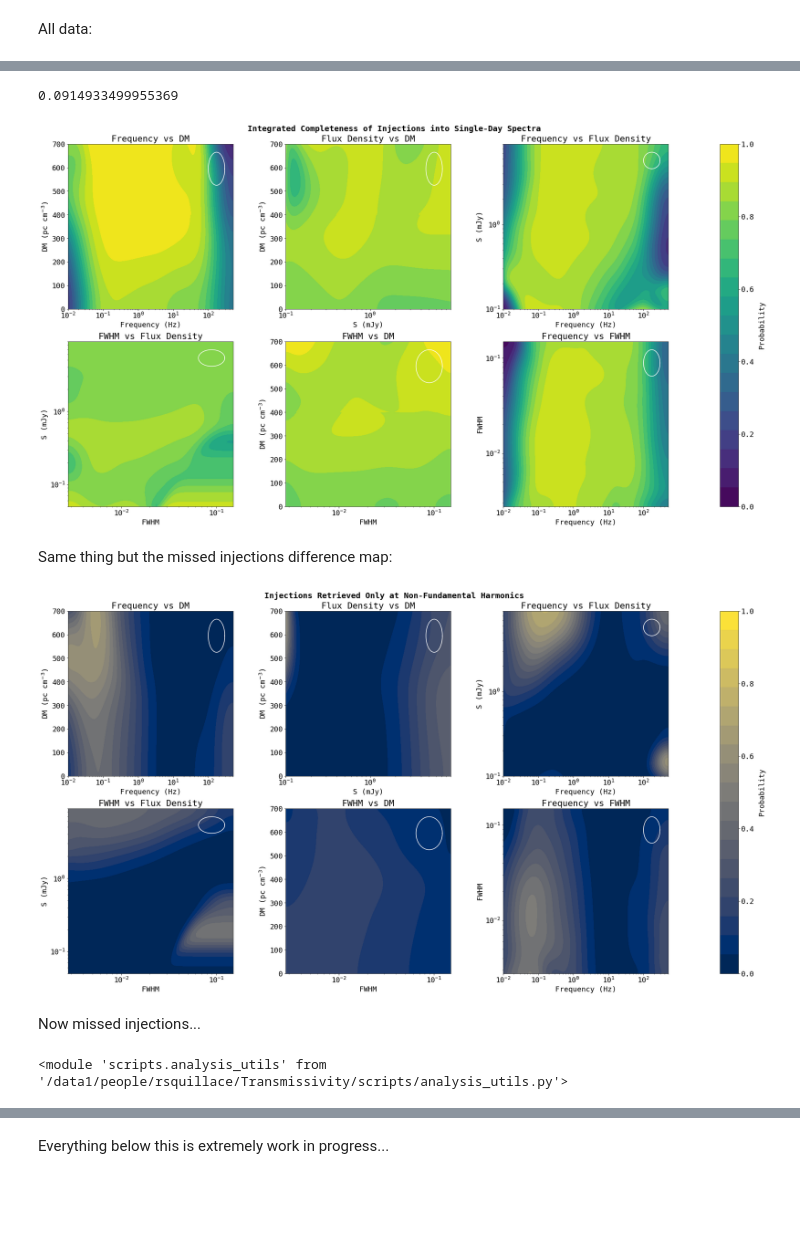
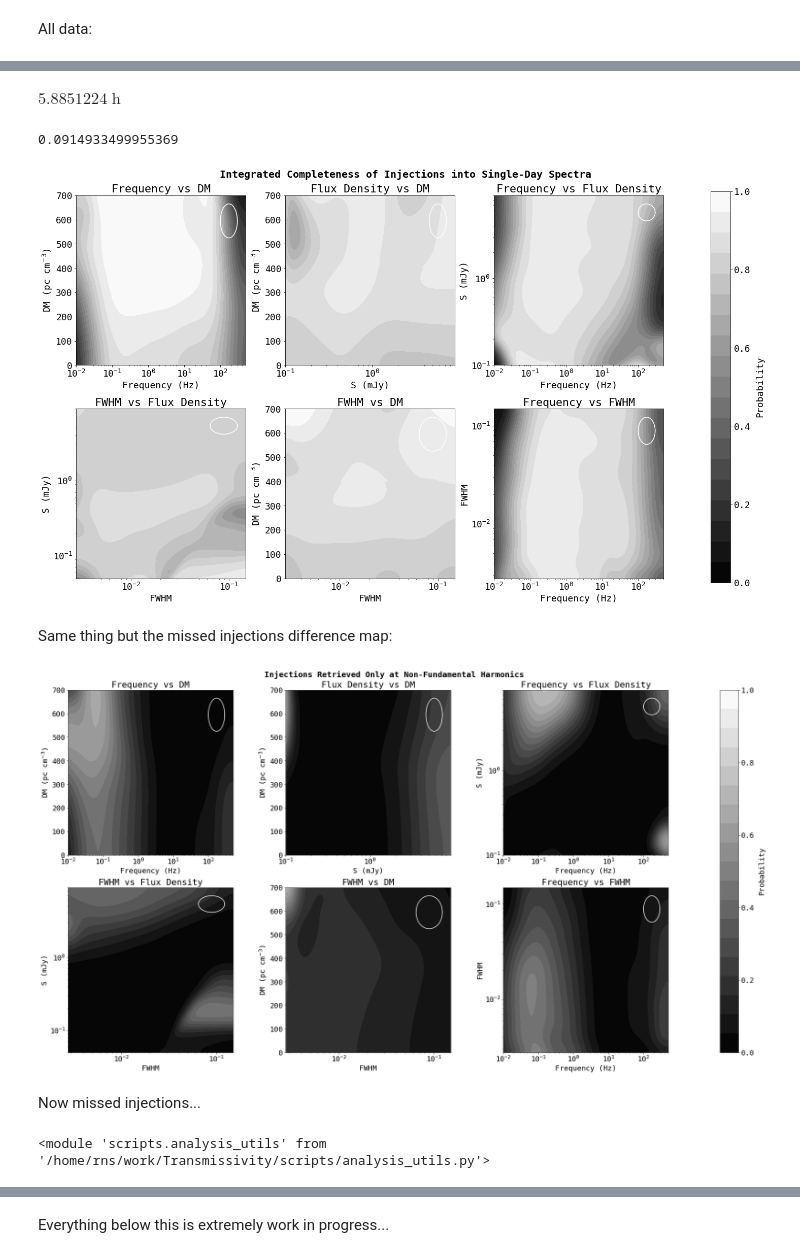
Before and after one commit to chime-sps/Transmissivity, a Jupyter notebook: results/injection_analysis_2d.ipynb, the cells around one changed output, grey strips where cells are left out. Saved outputs shown, nothing was run; the diff lists cells and outputs as text; code cells hidden in the pictures; blank space fills up the shorter version.

Commit message:
latest injection work

```diff
--- a/results/injection_analysis_2d.ipynb
+++ b/results/injection_analysis_2d.ipynb
@@ -14,12 +14,14 @@ import os
 sys.path.append(os.path.abspath('..'))
 from scripts import analysis_utils as au
 # %%
-data = np.concatenate((np.loadtxt('all_harmonics_output.txt'),
-                      np.loadtxt('2025_11_22_injections.txt'),
-                      np.loadtxt('2025_11_28_injections.txt')))
+# data = np.concatenate((np.loadtxt('all_harmonics_output.txt'),
+#                       np.loadtxt('2025_11_22_injections.txt'),
+#                       np.loadtxt('2025_11_28_injections.txt')))
 #data = data[np.isin(data[:, 2], [20251113.20251116.20251119.0])]
+data = np.loadtxt('stack_injections_3_27_26.txt')
 print(f'Number of pointings: {len(np.unique(data[:, 0:2], axis=0))}')
-print(f'Number of days: {len(np.unique(data[:, 2]))}')
+#print(f'Number of days: {len(np.unique(data[:, 2]))}')
+print(f'Number of days: {np.unique(data[:, 2], axis = 0)}')
 print(f'Total fraction of recovered injections: {(100*len(data[data[:, -1] > 0.])/len(data)):.2f}%')
 print(f'Number of injections: {len(data)}')
 RA = data[:, 0]
@@ -27,8 +29,10 @@ Dec = data[:, 1]
 f = data[:, 4]
 DM = data[:, 5]
 S = data[:, 6]
-TPA_idx = data[:, 3].astype('int')
-fwhm_array = np.load('../profiles/TPA_fwhm.npy')
-fwhm = fwhm_array[TPA_idx]
-data[:, 7] = fwhm
+fwhm = data[:, 7]
+# TPA_idx = data[:, 3].astype('int')
+# fwhm_array = np.load('../profiles/TPA_fwhm.npy')
+# fwhm = fwhm_array[TPA_idx]
+# jitter = np.random.uniform(0.85, 1.15, size=len(fwhm)) #to deal with discrete FWHM
+# data[:, 7] = fwhm * jitter
 # %% [output]
@@ -178,3 +195,9 @@ plt.show()
+# %%
+f_orb = 4.72e-5 * u.Hz
+P_orb = 1 / f_orb
+P_orb.to(u.hr)
+# %% [output]
+$5.8851224 \; \mathrm{h}$
 # %%
 S_mask = data[:, 6] < 0.1
 retrieved_mask = data[:, -1] > 0
@@ -222,14 +245,14 @@ fwhm_f_inj_p_smooth, _, fwhm_f_ret_p_smooth = au.get_sensitivity(
     stype = '2d'
 )
 # %%
-fig, ax = plt.subplots(2, 3, figsize=(26, 14), layout = 'constrained')
+fig, ax = plt.subplots(2, 3, figsize=(20, 12), layout = 'constrained')
 ax = ax.flatten()
 import importlib
 importlib.reload(au)
 
 #f vs DM
 cf0 = ax[0].contourf(f_bins[:-1], DM_bins[:-1], dm_f_ret_p_smooth,
-                           levels=au.make_levels(dm_f_ret_p_smooth),cmap='viridis')
+                           levels=au.make_levels(dm_f_ret_p_smooth),cmap='gray')
 ax[0].set_xscale('log')
 ax[0].set_xlabel('Frequency (Hz)')
 ax[0].set_ylabel(r'DM (pc cm$^{-3}$)')
@@ -241,7 +264,7 @@ au.add_ellipse(ax[0], f_bins, DM_bins, f_dev, DM_dev, x_log=True)
 
 #S vs DM
 cf1 = ax[1].contourf(S_bins[:-1], DM_bins[:-1], dm_s_ret_p_smooth,
-                           levels=au.make_levels(dm_s_ret_p_smooth), cmap='viridis')
+                           levels=au.make_levels(dm_s_ret_p_smooth), cmap='gray')
 ax[1].set_xscale('log')
 ax[1].set_xlabel('S (mJy)')
 ax[1].set_ylabel(r'DM (pc cm$^{-3}$)')
@@ -253,7 +276,7 @@ au.add_ellipse(ax[1], S_bins, DM_bins, S_dev, DM_dev, x_log=True)
 
 #f vs S
 cf2 = ax[2].contourf(f_bins[:-1], S_bins[:-1], s_f_ret_p_smooth,
-                           levels=au.make_levels(s_f_ret_p_smooth), cmap='viridis')
+                           levels=au.make_levels(s_f_ret_p_smooth), cmap='gray')
 ax[2].set_xscale('log')
 ax[2].set_yscale('log')
 ax[2].set_xlabel('Frequency (Hz)')
@@ -266,7 +289,7 @@ au.add_ellipse(ax[2], f_bins, S_bins, f_dev, S_dev, x_log=True, y_log=True)
 
 #FWHM vs S
 cf3 = ax[3].contourf(fwhm_bins[:-1], S_bins[:-1], s_fwhm_ret_p_smooth,
-                           levels=au.make_levels(s_fwhm_ret_p_smooth), cmap='viridis')
+                           levels=au.make_levels(s_fwhm_ret_p_smooth), cmap='gray')
 ax[3].set_xscale('log')
 ax[3].set_yscale('log')
 ax[3].set_xlabel('FWHM')
@@ -278,38 +301,38 @@ au.add_ellipse(ax[3], fwhm_bins, S_bins, FWHM_dev, S_dev, x_log=True, y_log=True
 
 #FWHM vs DM
 cf4 = ax[4].contourf(fwhm_bins[:-1], DM_bins[:-1], dm_fwhm_ret_p_smooth,
-                           levels=au.make_levels(dm_fwhm_ret_p_smooth), cmap='viridis')
+                           levels=au.make_levels(dm_fwhm_ret_p_smooth), cmap='gray')
 ax[4].set_xscale('log')
 ax[4].set_xlabel('FWHM')
 ax[4].set_ylabel(r'DM (pc cm$^{-3}$)')
 ax[4].set_title('FWHM vs DM')
 ax[4].set_ylim(0, 700)
 ax[4].set_xlim(fwhm_bins[0], fwhm_bins[-2])
 ax[4].set_box_aspect(1)
 au.add_ellipse(ax[4], fwhm_bins, DM_bins, FWHM_dev, DM_dev, x_log=True)
 
 #f vs FWHM
 cf5 = ax[5].contourf(f_bins[:-1], fwhm_bins[:-1], fwhm_f_ret_p_smooth,
-                           levels=au.make_levels(fwhm_f_ret_p_smooth), cmap='viridis')
+                           levels=au.make_levels(fwhm_f_ret_p_smooth), cmap='gray')
 ax[5].set_xscale('log')
 ax[5].set_yscale('log')
 ax[5].set_xlabel('Frequency (Hz)')
 ax[5].set_ylabel('FWHM')
 ax[5].set_title('Frequency vs FWHM')
 ax[5].set_box_aspect(1)
 ax[5].set_ylim(fwhm_bins[0], fwhm_bins[-2])
 ax[5].set_xlim(1e-2, max(f_bins))
 au.add_ellipse(ax[5], f_bins, fwhm_bins, f_dev, FWHM_dev, x_log=True, y_log=True)
 
 cbar = fig.colorbar(cf5, ax=ax, location='right', pad=0.08)
 cbar.set_label('Probability', labelpad=10)
 cbar.set_ticks([0, 0.2, 0.4, 0.6, 0.8, 1.0])
 
 fig.suptitle('Integrated Completeness of Injections into Single-Day Spectra',
              fontsize=20, fontweight='bold')
 plt.show()
 # %% [output]
-[figure, old version]
+[figure, new version]
 # %% [markdown]
 Same thing but the missed injections difference map:
 # %%
@@ -400,7 +423,7 @@ importlib.reload(au)
 
 #f vs DM
 cf0 = ax[0].contourf(f_bins[:-1], DM_bins[:-1], dm_f_weird_harm,
-                           levels=au.make_levels(dm_f_weird_harm),cmap='cividis')
+                           levels=au.make_levels(dm_f_weird_harm),cmap='gray')
 ax[0].set_xscale('log')
 ax[0].set_xlabel('Frequency (Hz)')
 ax[0].set_ylabel(r'DM (pc cm$^{-3}$)')
@@ -412,7 +435,7 @@ au.add_ellipse(ax[0], f_bins, DM_bins, f_dev, DM_dev, x_log=True)
 
 #S vs DM
 cf1 = ax[1].contourf(S_bins[:-1], DM_bins[:-1], dm_s_weird_harm,
-                           levels=au.make_levels(dm_s_weird_harm), cmap='cividis')
+                           levels=au.make_levels(dm_s_weird_harm), cmap='gray')
 ax[1].set_xscale('log')
 ax[1].set_xlabel('S (mJy)')
 ax[1].set_ylabel(r'DM (pc cm$^{-3}$)')
@@ -424,7 +447,7 @@ au.add_ellipse(ax[1], S_bins, DM_bins, S_dev, DM_dev, x_log=True)
 
 #f vs S
 cf2 = ax[2].contourf(f_bins[:-1], S_bins[:-1], s_f_weird_harm,
-                           levels=au.make_levels(s_f_weird_harm), cmap='cividis')
+                           levels=au.make_levels(s_f_weird_harm), cmap='gray')
 ax[2].set_xscale('log')
 ax[2].set_yscale('log')
 ax[2].set_xlabel('Frequency (Hz)')
@@ -437,7 +460,7 @@ au.add_ellipse(ax[2], f_bins, S_bins, f_dev, S_dev, x_log=True, y_log=True)
 
 #FWHM vs S
 cf3 = ax[3].contourf(fwhm_bins[:-1], S_bins[:-1], s_fwhm_weird_harm,
-                           levels=au.make_levels(s_fwhm_weird_harm), cmap='cividis')
+                           levels=au.make_levels(s_fwhm_weird_harm), cmap='gray')
 ax[3].set_xscale('log')
 ax[3].set_yscale('log')
 ax[3].set_xlabel('FWHM')
@@ -449,7 +472,7 @@ au.add_ellipse(ax[3], fwhm_bins, S_bins, FWHM_dev, S_dev, x_log=True, y_log=True
 
 #FWHM vs DM
 cf4 = ax[4].contourf(fwhm_bins[:-1], DM_bins[:-1], dm_fwhm_weird_harm,
-                           levels=au.make_levels(dm_fwhm_weird_harm), cmap='cividis')
+                           levels=au.make_levels(dm_fwhm_weird_harm), cmap='gray')
 ax[4].set_xscale('log')
 ax[4].set_xlabel('FWHM')
 ax[4].set_ylabel(r'DM (pc cm$^{-3}$)')
@@ -461,7 +484,7 @@ au.add_ellipse(ax[4], fwhm_bins, DM_bins, FWHM_dev, DM_dev, x_log=True)
 
 #f vs FWHM
 cf5 = ax[5].contourf(f_bins[:-1], fwhm_bins[:-1], fwhm_f_weird_harm,
-                           levels=au.make_levels(fwhm_f_weird_harm), cmap='cividis')
+                           levels=au.make_levels(fwhm_f_weird_harm), cmap='gray')
 ax[5].set_xscale('log')
 ax[5].set_yscale('log')
 ax[5].set_xlabel('Frequency (Hz)')
@@ -480,13 +503,13 @@ fig.suptitle('Injections Retrieved Only at Non-Fundamental Harmonics',
              fontsize=20, fontweight='bold')
 plt.show()
 # %% [output]
-[figure, old version]
+[figure, new version]
 # %% [markdown]
 Now missed injections...
 # %%
 importlib.reload(au)
 # %% [output]
-<module 'scripts.analysis_utils' from '/data1/people/rsquillace/Transmissivity/scripts/analysis_utils.py'>
+<module 'scripts.analysis_utils' from '/home/rns/work/Transmissivity/scripts/analysis_utils.py'>
 # %%
 _, _, dm_f_missed = au.get_blindspots(
     data,
```
Also changed, not shown: parts of 6 cells of this notebook, 2 other files.
